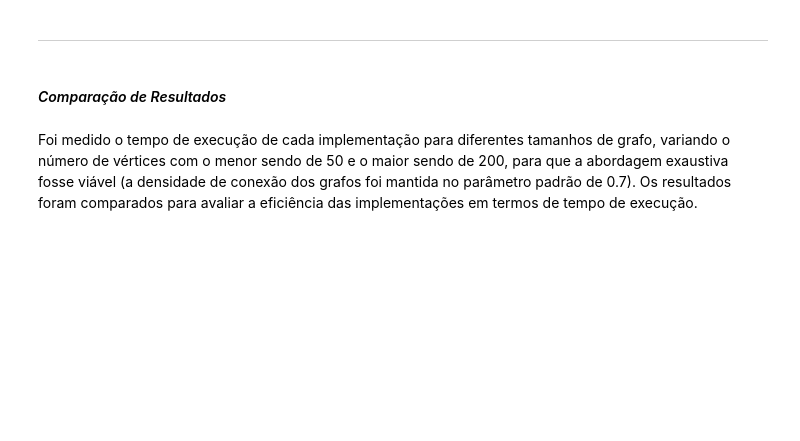
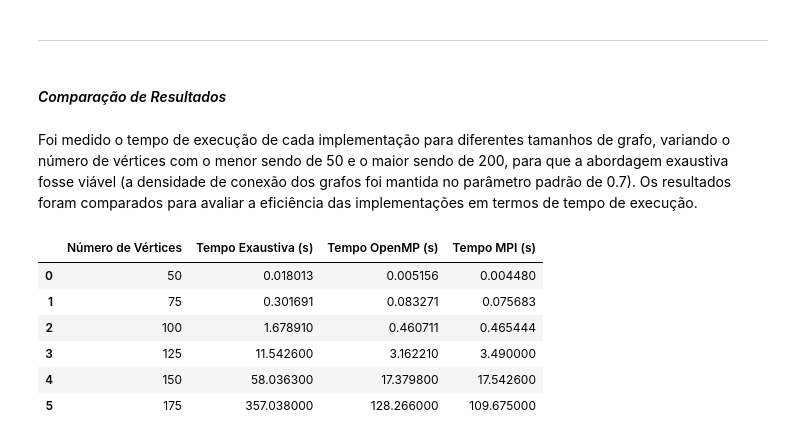
Before and after one commit to LucaMizrahi/SuperComp, a Jupyter notebook: projeto/projeto_LucaMizrahi.ipynb, the cells around one changed output. Drawn from its saved outputs; the diff is of its cells as text; code cells hidden in the pictures; blank space fills up the shorter version.

```diff
--- a/projeto/projeto_LucaMizrahi.ipynb
+++ b/projeto/projeto_LucaMizrahi.ipynb
@@ -532,3 +532,34 @@ speedup_mpi_75 = t_exaustiva_75 / t_mpi_75
 speedup_mpi_100 = t_exaustiva_100 / t_mpi_100
 speedup_mpi_150 = t_exaustiva_150 / t_mpi_150
 speedup_mpi_175 = t_exaustiva_175 / t_mpi_175
+# %%
+# Dados fornecidos
+vertices = [50, 75, 100, 125, 150, 175]
+t_exaustiva = [0.018013, 0.301691, 1.67891, 11.5426, 58.0363, 357.038]
+t_openmp = [0.00515644, 0.0832715, 0.460711, 3.16221, 17.3798, 128.266]
+t_mpi = [0.00447962, 0.0756834, 0.465444, 3.49, 17.5426, 109.675]
+# %%
+#Tabela para mostrar os resultados obtidos para cada uma das abordagens
+import pandas as pd
+
+# Dados organizados em uma tabela
+data = {
+    "Número de Vértices": vertices,
+    "Tempo Exaustiva (s)": t_exaustiva,
+    "Tempo OpenMP (s)": t_openmp,
+    "Tempo MPI (s)": t_mpi
+}
+
+# Criação da tabela com pandas
+df_resultados = pd.DataFrame(data)
+
+# Exibição da tabela para visualização
+df_resultados
+# %% [output]
+|  | Número de Vértices | Tempo Exaustiva (s) | Tempo OpenMP (s) | Tempo MPI (s) |
+| 0 | 50 | 0.018013 | 0.005156 | 0.004480 |
+| 1 | 75 | 0.301691 | 0.083271 | 0.075683 |
+| 2 | 100 | 1.678910 | 0.460711 | 0.465444 |
+| 3 | 125 | 11.542600 | 3.162210 | 3.490000 |
+| 4 | 150 | 58.036300 | 17.379800 | 17.542600 |
+| 5 | 175 | 357.038000 | 128.266000 | 109.675000 |
```
Also changed, not shown: parts of 4 cells of this notebook, 8 other files.
